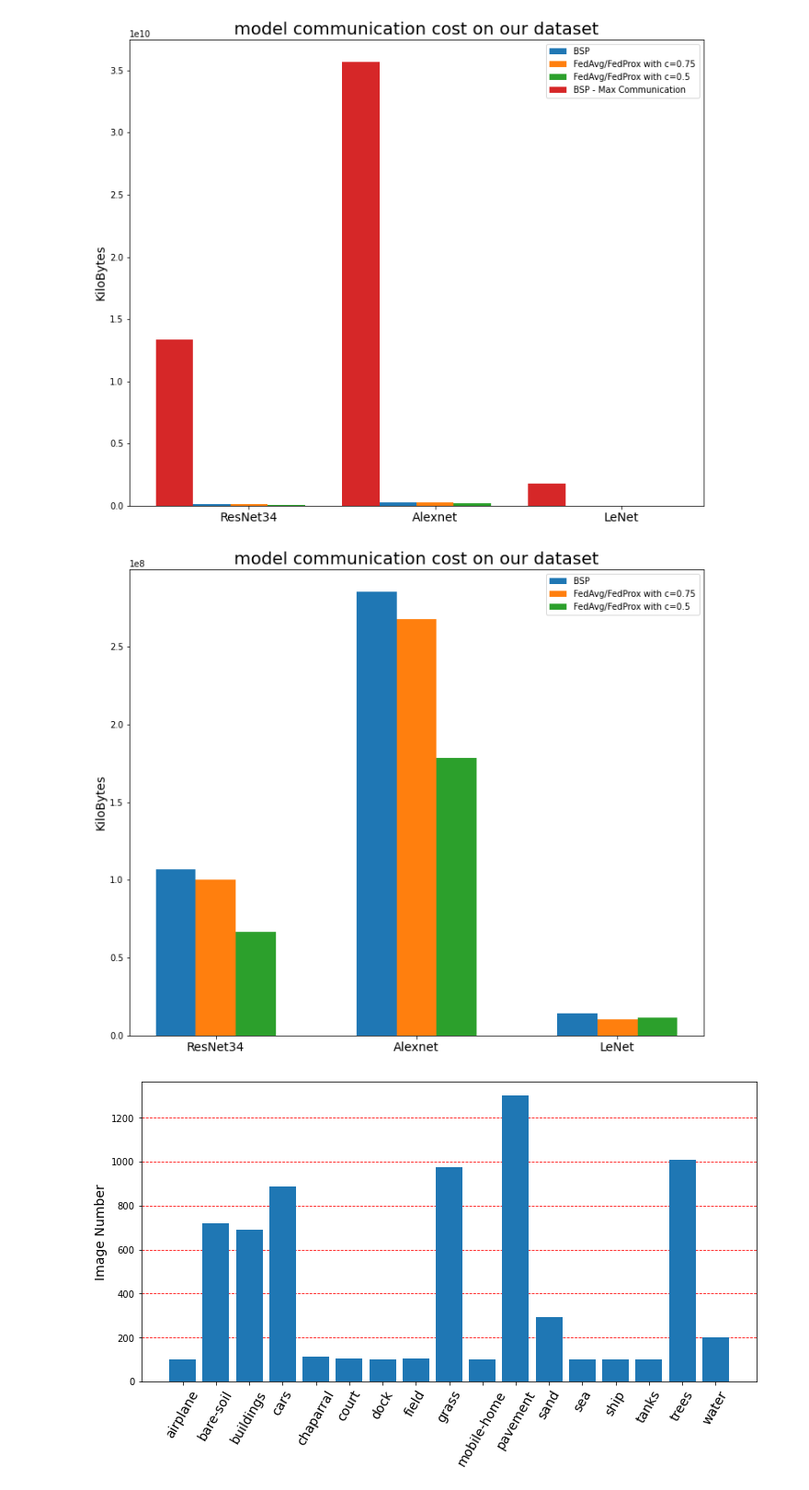
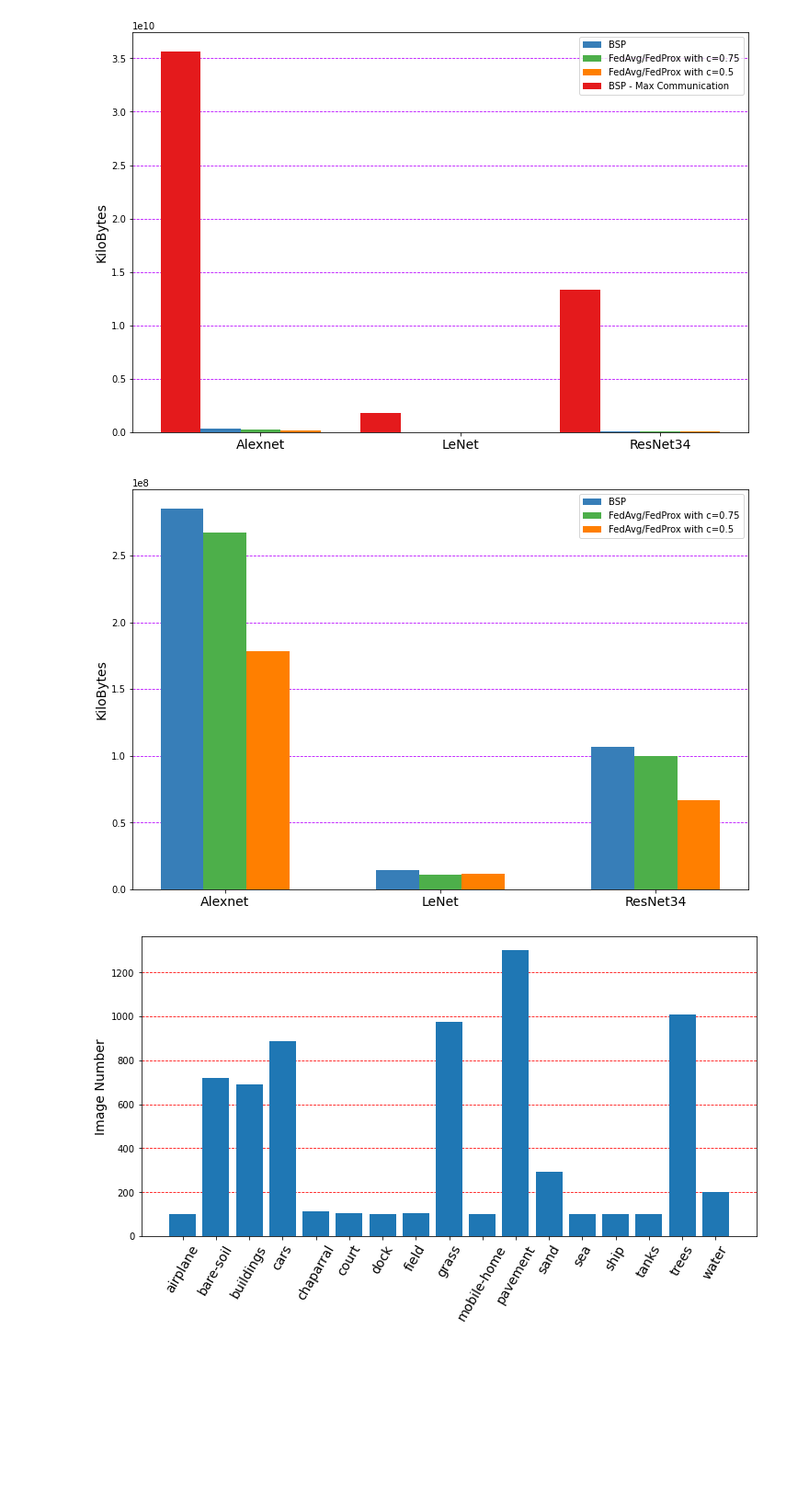
Before and after one commit to anandcu3/Federated-Learning-for-Remote-Sensing, a Jupyter notebook: the new plots notebook.ipynb, the cells around one changed output. Shown at 92% size. Saved outputs shown, nothing was run; the diff lists cells and outputs as text; code cells hidden in the pictures; blank space fills up the shorter version.

Commit message:
added latest plots

```diff
--- a/the new plots notebook.ipynb
+++ b/the new plots notebook.ipynb
@@ -148,46 +148,50 @@ def bar_plot_comumication(labels, cen, fl1, fl2, bsp_ideal=None):
     width = 0.2
     #plt.figure(figsize=(10, 8))
 
-    fig, ax = plt.subplots(figsize=(12, 10))
-    rects1 = ax.bar(x - width, cen, width, label='BSP')
-    rects2 = ax.bar(x , fl1, width, label='FedAvg/FedProx with c=0.75')
-    rects3 = ax.bar(x + width, fl2, width, label='FedAvg/FedProx with c=0.5')
+    #collist1 = [next_color(cm.get_cmap('tab10'), 0),]
+
+    fig, ax = plt.subplots(figsize=(12, 8))
+    rects1 = ax.bar(x - width, cen, width, label='BSP',color=next_color(cm.get_cmap('Set1'), 1))
+    rects2 = ax.bar(x , fl1, width, label='FedAvg/FedProx with c=0.75',color=next_color(cm.get_cmap('Set1'), 2))
+    rects3 = ax.bar(x + width, fl2, width, label='FedAvg/FedProx with c=0.5',color=next_color(cm.get_cmap('Set1'), 3))
     if bsp_ideal:
-        rects1 = ax.bar(x - 2* width, bsp_ideal, width, label='BSP - Max Communication')
+        rects1 = ax.bar(x - 2* width, bsp_ideal, width, label='BSP - Max Communication',color=next_color(cm.get_cmap('Set1'), 0))
 
     # Add some text for labels, title and custom x-axis tick labels, etc.
     ax.set_ylabel('KiloBytes',fontsize=14)
-    ax.set_title('model communication cost on our dataset',fontsize=20)
+    #ax.set_title('model communication cost on our dataset',fontsize=20)
     ax.set_xticks(x)
     ax.set_xticklabels(labels,fontsize=14)
     #ax.set_ylim()
+    ax.set_axisbelow(True)
+    ax.grid(axis='y',color=next_color(cm.get_cmap('gist_rainbow'),6), linestyle='dashed')
     ax.legend()
 
     #plt.ylim(top=.5e9)
 
 
 
     _=plt.show()
 
 
 ep = 1
 cln = 8
 btchnr = 1000
-bsp_ideal = [83332*btchnr*2*80,222954*btchnr*2*80,17587*btchnr*2*50]
-bsp = [83332*cln*2*80,222954*2*cln*80,17587*2*cln*50]
+bsp_ideal = [222954*btchnr*2*80,17587*btchnr*2*50,83332*btchnr*2*80]
+bsp = [222954*2*cln*80,17587*2*cln*50,83332*cln*2*80,]
 #fl1 = [list(acc_dic.values())[1][24]*100,list(acc_dic2.values())[1][24]*100,list(acc_dic3.values())[1][24]*100]
 frackl = 6
-fl2 = [83332*frackl*ep*2*100,222954*frackl*ep*2*100,17587*frackl*ep*2*50]
+fl2 = [222954*frackl*ep*2*100,17587*frackl*ep*2*50,83332*frackl*ep*2*100]
 frackl = 4
-fl1 = [83332*frackl*ep*2*100,222954*frackl*ep*2*100,17587*frackl*ep*2*80]
+fl1 = [222954*frackl*ep*2*100,17587*frackl*ep*2*80, 83332*frackl*ep*2*100]
 
-labels = ['ResNet34', 'Alexnet', 'LeNet']
+labels = [ 'Alexnet', 'LeNet','ResNet34']
 
 bar_plot_comumication(labels, bsp, fl2, fl1, bsp_ideal=bsp_ideal)
 bar_plot_comumication(labels, bsp, fl2, fl1)
 # %% [output]
-[figure, old version]
+[figure, new version]
-[figure, old version]
+[figure, new version]
 # %%
 import pandas as pd
 
```
Also changed, not shown: parts of 10 cells of this notebook.
